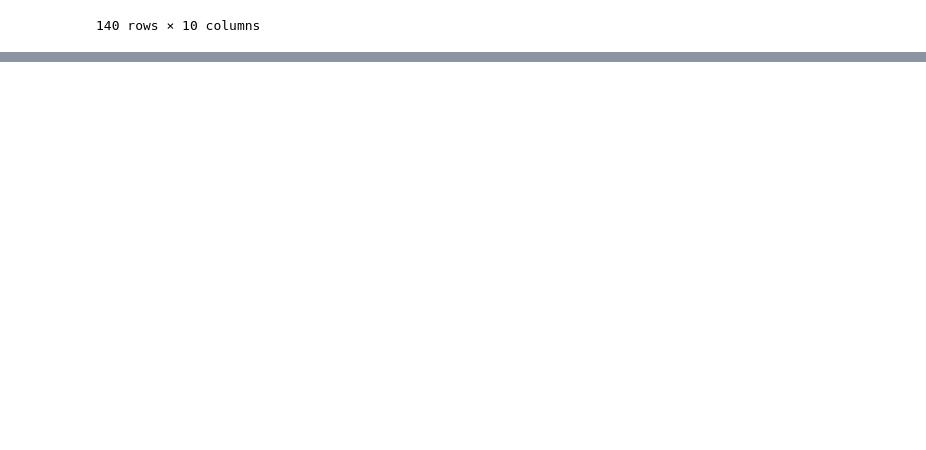
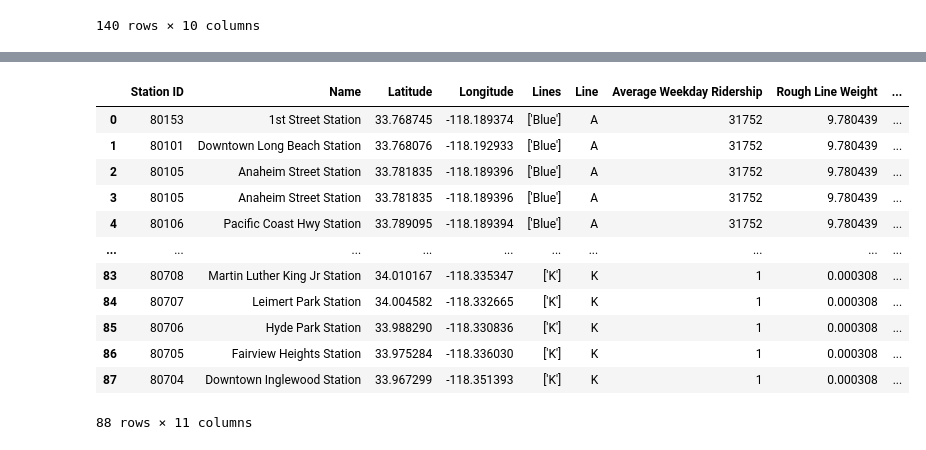
Before and after one commit to sreejeetsreenivasan/PIC16B-Project, a Jupyter notebook: LA Metro Station Data Visualizations/LA Metro Data Cleaning.ipynb, the cells around one changed output, grey strips where cells are left out. Cells and saved outputs as stored; diff of their text form; code cells hidden in the pictures; blank space fills up the shorter version.

```diff
--- a/LA Metro Station Data Visualizations/LA Metro Data Cleaning.ipynb
+++ b/LA Metro Station Data Visualizations/LA Metro Data Cleaning.ipynb
@@ -196,0 +251,4 @@ fig.show()
+# %%
+cols = ["Station ID", "Name", "Latitude", "Longitude", "Lines", "Line", "Average Weekday Ridership", "Rough Line Weight"]
+df = df[cols]
+df
@@ -196,0 +285,3 @@ fig.show()
+# %%
+edges = pd.read_csv("Edge Weights.csv")
+edges
@@ -196,0 +302,20 @@ fig.show()
+# %%
+df = pd.merge(df, edges, on="Station ID")
+# %%
+df["Edge Weight"] = (df["Edge Weight"]**(3))*20
+# %%
+df
+# %% [output]
+|  | Station ID | Name | Latitude | Longitude | Lines | Line | Average Weekday Ridership | Rough Line Weight | ... |
+| 0 | 80153 | 1st Street Station | 33.768745 | -118.189374 | ['Blue'] | A | 31752 | 9.780439 | ... |
+| 1 | 80101 | Downtown Long Beach Station | 33.768076 | -118.192933 | ['Blue'] | A | 31752 | 9.780439 | ... |
+| 2 | 80105 | Anaheim Street Station | 33.781835 | -118.189396 | ['Blue'] | A | 31752 | 9.780439 | ... |
+| 3 | 80105 | Anaheim Street Station | 33.781835 | -118.189396 | ['Blue'] | A | 31752 | 9.780439 | ... |
+| 4 | 80106 | Pacific Coast Hwy Station | 33.789095 | -118.189394 | ['Blue'] | A | 31752 | 9.780439 | ... |
+| ... | ... | ... | ... | ... | ... | ... | ... | ... | ... |
+| 83 | 80708 | Martin Luther King Jr Station | 34.010167 | -118.335347 | ['K'] | K | 1 | 0.000308 | ... |
+| 84 | 80707 | Leimert Park Station | 34.004582 | -118.332665 | ['K'] | K | 1 | 0.000308 | ... |
+| 85 | 80706 | Hyde Park Station | 33.988290 | -118.330836 | ['K'] | K | 1 | 0.000308 | ... |
+| 86 | 80705 | Fairview Heights Station | 33.975284 | -118.336030 | ['K'] | K | 1 | 0.000308 | ... |
+| 87 | 80704 | Downtown Inglewood Station | 33.967299 | -118.351393 | ['K'] | K | 1 | 0.000308 | ... |
+88 rows × 11 columns
```
Also changed, not shown: parts of 9 cells of this notebook, 6 other files.
